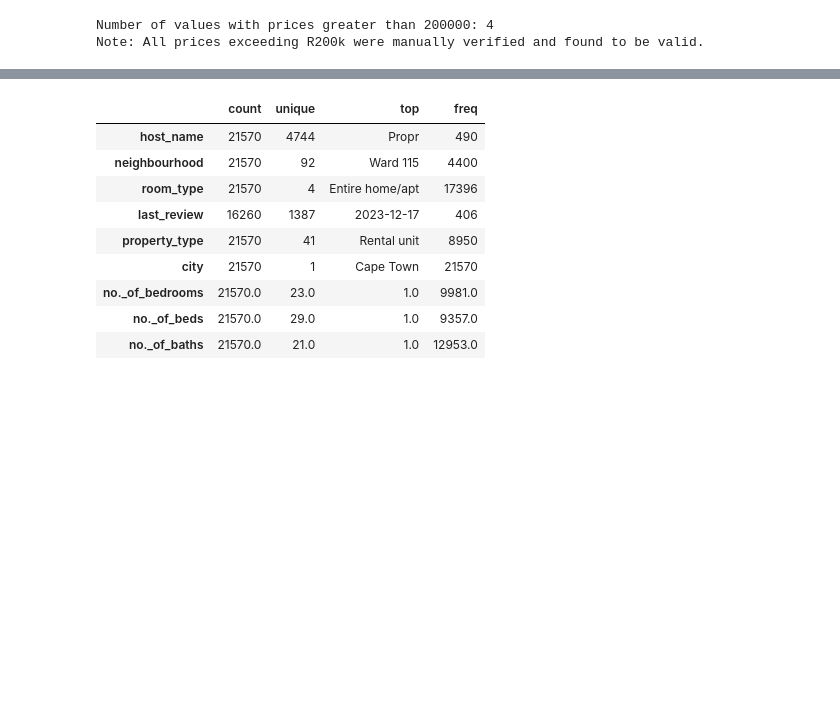
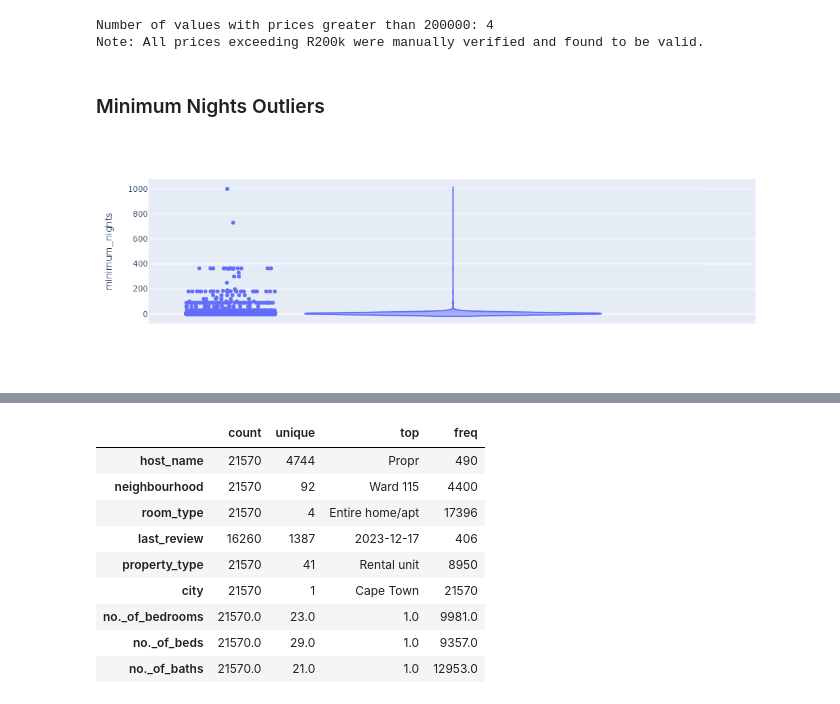
Before and after one commit to withouttheh/airbnb, a Jupyter notebook: 1. Airbnb - Data Preprocessing.ipynb, the cells around one changed output, grey strips where cells are left out. Drawn from its saved outputs; the diff is of its cells as text; code cells hidden in the pictures; blank space fills up the shorter version.

```diff
--- a/1. Airbnb - Data Preprocessing.ipynb
+++ b/1. Airbnb - Data Preprocessing.ipynb
@@ -680,3 +680,10 @@ print("Note: All prices exceeding R200k were manually verified and found to be v
 # %% [output]
 Number of values with prices greater than 200000: 4
 Note: All prices exceeding R200k were manually verified and found to be valid.
+# %% [markdown]
+### Minimum Nights Outliers
+# %%
+fig = px.violin(df, y="minimum_nights", points='all')
+fig.show()
+# %% [output]
+[figure, added]
```
Also changed, not shown: parts of 2 cells of this notebook, 2 other files.
